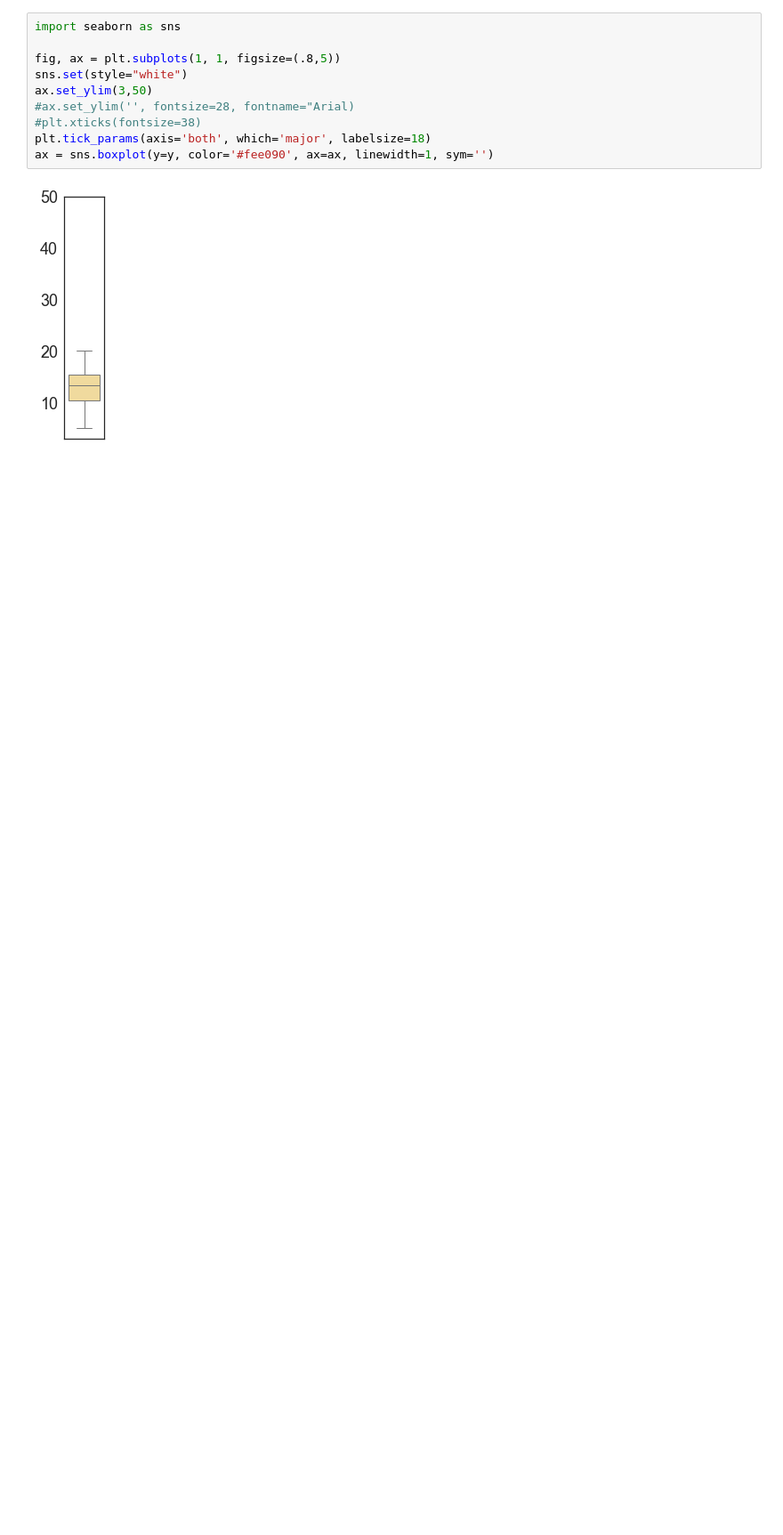
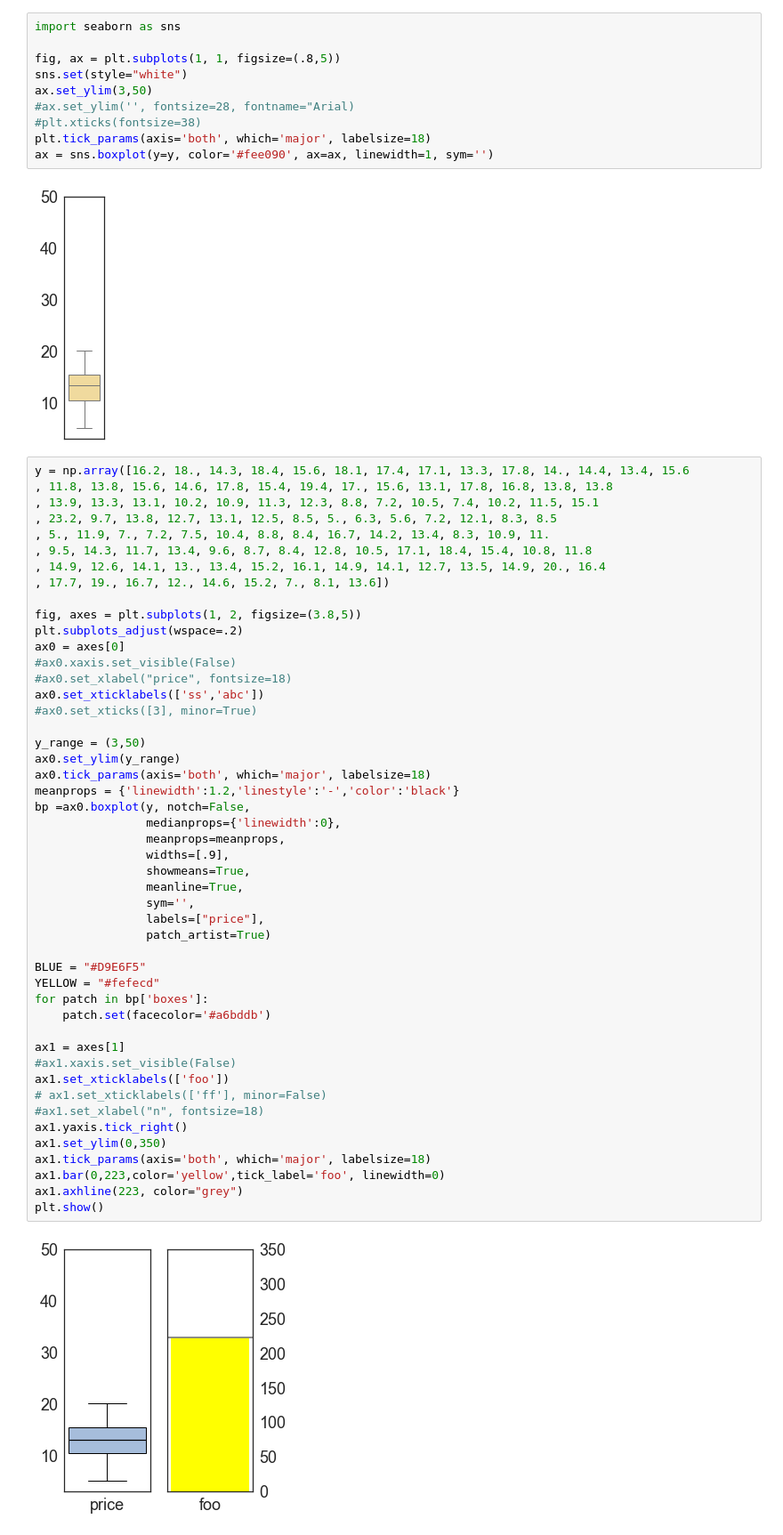
Before and after one commit to darrenzeng2012/animl, a Jupyter notebook: play.ipynb, the cells around one changed output. Shown at 89% size. Drawn from its saved outputs; the diff is of its cells as text; blank space fills up the shorter version.

Commit message:
double BAR chart for regr leaf nodes, adjust font size

```diff
--- a/play.ipynb
+++ b/play.ipynb
@@ -90,3 +90,53 @@ plt.tick_params(axis='both', which='major', labelsize=18)
 ax = sns.boxplot(y=y, color='#fee090', ax=ax, linewidth=1, sym='')
 # %% [output]
 [figure]
+# %%
+y = np.array([16.2, 18., 14.3, 18.4, 15.6, 18.1, 17.4, 17.1, 13.3, 17.8, 14., 14.4, 13.4, 15.6
+, 11.8, 13.8, 15.6, 14.6, 17.8, 15.4, 19.4, 17., 15.6, 13.1, 17.8, 16.8, 13.8, 13.8
+, 13.9, 13.3, 13.1, 10.2, 10.9, 11.3, 12.3, 8.8, 7.2, 10.5, 7.4, 10.2, 11.5, 15.1
+, 23.2, 9.7, 13.8, 12.7, 13.1, 12.5, 8.5, 5., 6.3, 5.6, 7.2, 12.1, 8.3, 8.5
+, 5., 11.9, 7., 7.2, 7.5, 10.4, 8.8, 8.4, 16.7, 14.2, 13.4, 8.3, 10.9, 11.
+, 9.5, 14.3, 11.7, 13.4, 9.6, 8.7, 8.4, 12.8, 10.5, 17.1, 18.4, 15.4, 10.8, 11.8
+, 14.9, 12.6, 14.1, 13., 13.4, 15.2, 16.1, 14.9, 14.1, 12.7, 13.5, 14.9, 20., 16.4
+, 17.7, 19., 16.7, 12., 14.6, 15.2, 7., 8.1, 13.6])
+
+fig, axes = plt.subplots(1, 2, figsize=(3.8,5))
+plt.subplots_adjust(wspace=.2)
+ax0 = axes[0]
+#ax0.xaxis.set_visible(False)
+#ax0.set_xlabel("price", fontsize=18)
+ax0.set_xticklabels(['ss','abc'])
+#ax0.set_xticks([3], minor=True)
+
+y_range = (3,50)
+ax0.set_ylim(y_range)
+ax0.tick_params(axis='both', which='major', labelsize=18)
+meanprops = {'linewidth':1.2,'linestyle':'-','color':'black'}
+bp =ax0.boxplot(y, notch=False,
+                medianprops={'linewidth':0},
+                meanprops=meanprops,
+                widths=[.9],
+                showmeans=True,
+                meanline=True,
+                sym='',
+                labels=["price"],
+                patch_artist=True)
+
+BLUE = "#D9E6F5"
+YELLOW = "#fefecd"
+for patch in bp['boxes']:
+    patch.set(facecolor='#a6bddb')
+
+ax1 = axes[1]
+#ax1.xaxis.set_visible(False)
+ax1.set_xticklabels(['foo'])
+# ax1.set_xticklabels(['ff'], minor=False)
+#ax1.set_xlabel("n", fontsize=18)
+ax1.yaxis.tick_right()
+ax1.set_ylim(0,350)
+ax1.tick_params(axis='both', which='major', labelsize=18)
+ax1.bar(0,223,color='yellow',tick_label='foo', linewidth=0)
+ax1.axhline(223, color="grey")
+plt.show()
+# %% [output]
+[figure, added]
```
Also changed, not shown: parts of 4 cells of this notebook, 1 other file.
